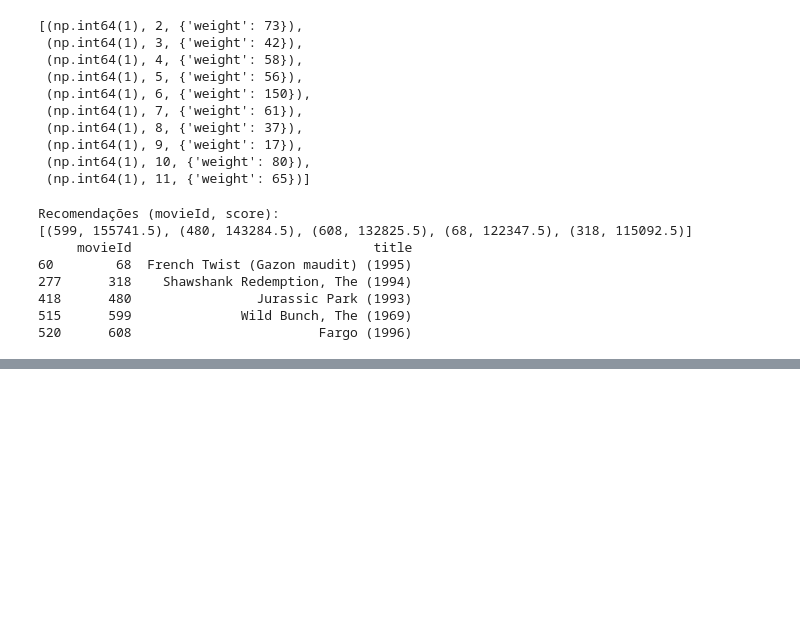
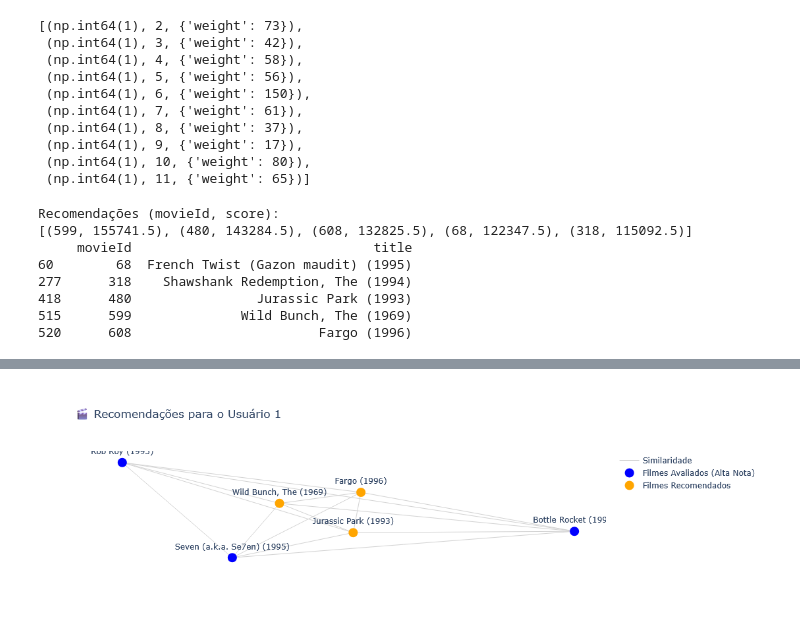
Before and after one commit to Skinnyopeats/Projeto-Integrador-3B, a Jupyter notebook: notebooks/01_data_exploration.ipynb, the cells around one changed output, grey strips where cells are left out. Drawn from its saved outputs; the diff is of its cells as text; code cells hidden in the pictures; blank space fills up the shorter version.

Commit message:
Algoritmo Final + Visualização

```diff
--- a/notebooks/01_data_exploration.ipynb
+++ b/notebooks/01_data_exploration.ipynb
@@ -218,0 +299,8 @@ plt.show()
+# %%
+# Exemplo
+user_id = 1
+recommendations = recommend_for_user(user_id, B, G_movie, k=3)
+
+plot_user_recommendations(user_id, B, G_movie, movies, recommendations, top_n_rated=3)
+# %% [output]
+[figure, added]
```
Also changed, not shown: parts of 3 cells of this notebook.
